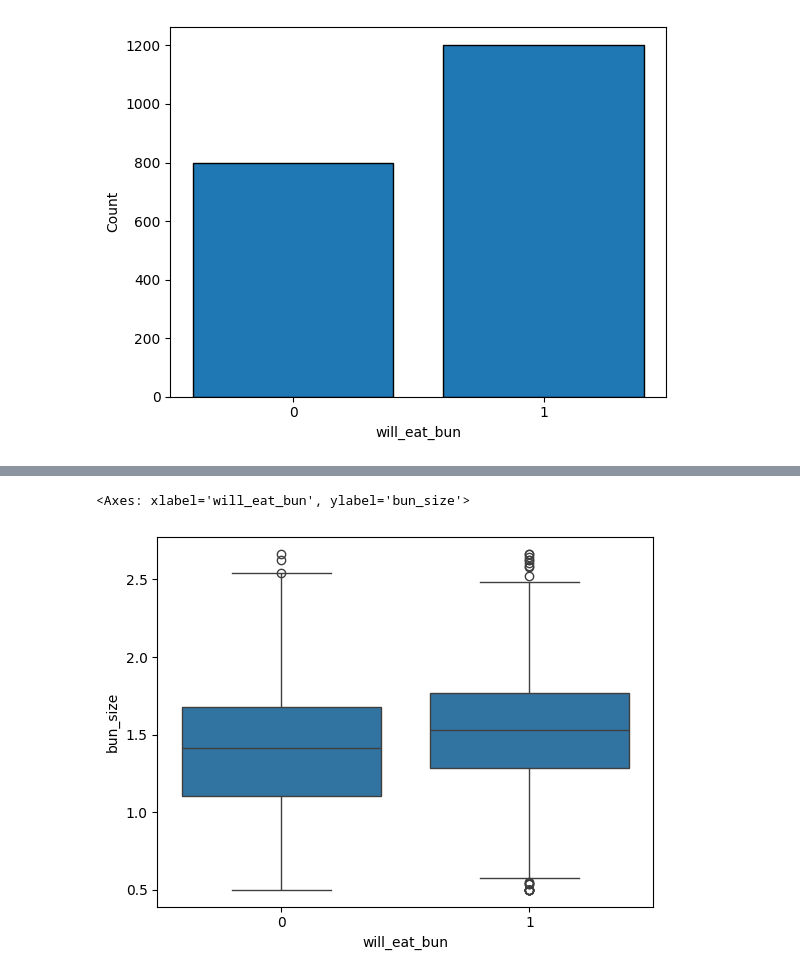
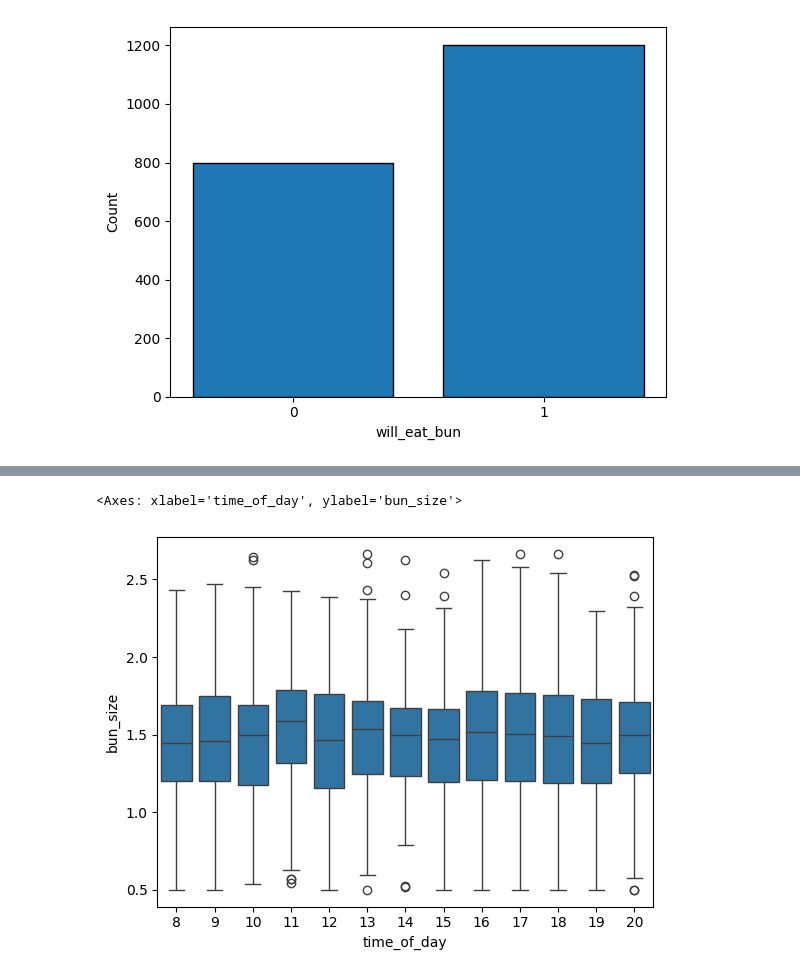
Before and after one commit to Ankitchawla3123/Advance-classification-Practical-, a Jupyter notebook: Assignment1/Dataset1.ipynb, the cells around one changed output, grey strips where cells are left out. Drawn from its saved outputs; the diff is of its cells as text; code cells hidden in the pictures.

```diff
--- a/Assignment1/Dataset1.ipynb
+++ b/Assignment1/Dataset1.ipynb
@@ -161,7 +200,6 @@ plt.show()
 # %%
-import seaborn as sns
-import matplotlib as plt
-sns.boxplot(x=df['will_eat_bun'],y=df["bun_size"])
+sns.boxplot(x=df['time_of_day'],y=df["bun_size"])
+# this will help me tell quality of bun at what time
 # %% [output]
-<Axes: xlabel='will_eat_bun', ylabel='bun_size'>
+<Axes: xlabel='time_of_day', ylabel='bun_size'>
-[figure, old version]
+[figure, new version]
```
Also changed, not shown: parts of 4 cells of this notebook.
